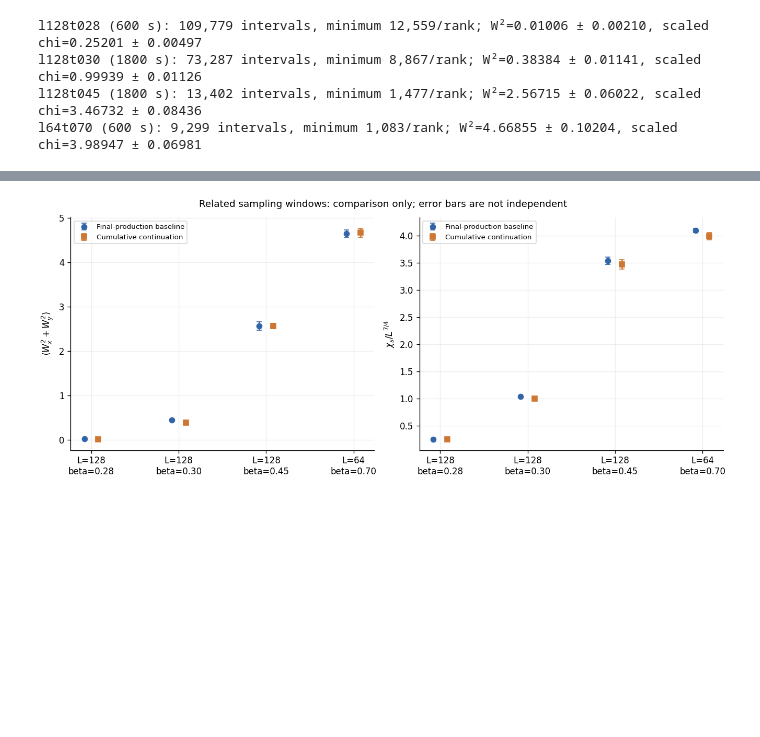
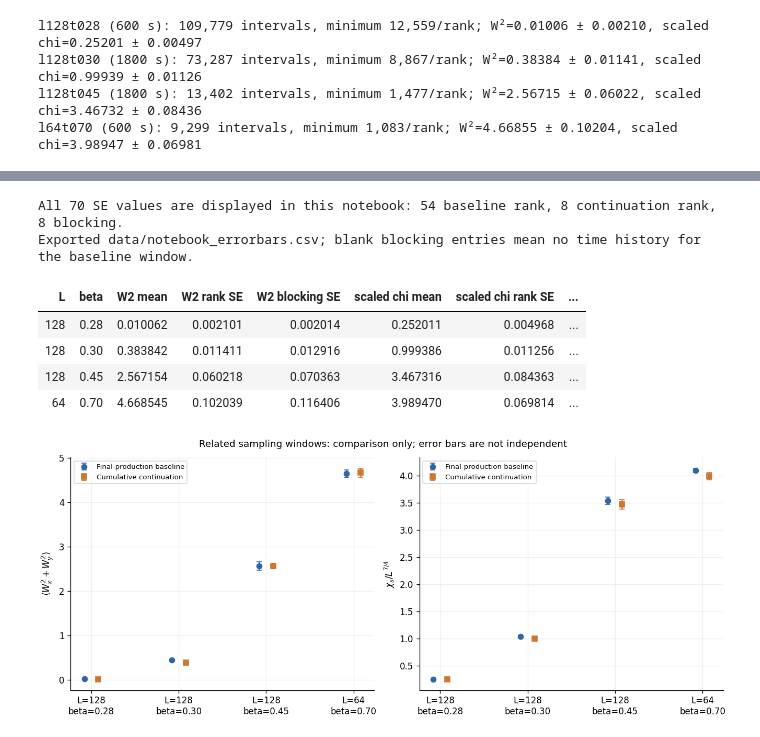
Before and after one commit to yck23/worm, a Jupyter notebook: results/response_measurements/response_measurements.ipynb, the cells around one changed output, grey strips where cells are left out. Saved outputs shown, nothing was run; the diff lists cells and outputs as text; code cells hidden in the pictures; blank space fills up the shorter version.

```diff
--- a/results/response_measurements/response_measurements.ipynb
+++ b/results/response_measurements/response_measurements.ipynb
@@ -205,3 +240,54 @@ l64t070 (600 s): 9,299 intervals, minimum 1,083/rank; W²=4.66855 ± 0.10204, sc
+# %%
+with (folder / 'analysis/summary.csv').open(newline='') as stream:
+    diagnostics = list(csv.DictReader(stream))
+headers = ['L', 'beta', 'W2 mean', 'W2 rank SE', 'W2 blocking SE',
+           'scaled chi mean', 'scaled chi rank SE', 'scaled chi blocking SE', 'block intervals']
+body = []
+errorbar_rows = []
+for point in baseline:
+    errorbar_rows.append({'dataset': 'final_prod03', 'L': int(point['L']),
+        'beta': float(point['beta']), 'T': float(point['T']),
+        'W2': float(point['W2']), 'W2_rank_se': float(point['W2_se']), 'W2_blocking_se': None,
+        'chi_scaled': float(point['chi_scaled']), 'chi_scaled_rank_se': float(point['chi_scaled_se']),
+        'chi_scaled_blocking_se': None, 'blocking_intervals': None})
+for p in pilots:
+    levels = [v for v in pilot_curves if v['point'] == p['point']
+              and v['total_blocks'] >= 50 and v['min_blocks'] >= 4][-3:]
+    assert len(levels) == 3
+    level_errors = np.array([v['se'] for v in levels])
+    assert np.all(level_errors.max(axis=0) / level_errors.min(axis=0) <= 1.25)
+    p['blocking_se'] = level_errors.max(axis=0)
+    p['blocking_intervals'] = levels[-1]['block']
+    recorded = next(r for r in diagnostics if int(r['L']) == p['L'] and float(r['beta']) == p['beta'])
+    assert int(recorded['plateau_block_intervals']) == p['blocking_intervals']
+    assert np.allclose(p['blocking_se'], [float(recorded['W2sum_blocking_se']),
+                                         float(recorded['scaled_chi_blocking_se'])])
+    fields = [str(p['L']), f"{p['beta']:.2f}",
+              f"{p['mean'][0]:.6f}", f"{p['se'][0]:.6f}", f"{p['blocking_se'][0]:.6f}",
+              f"{p['mean'][1]:.6f}", f"{p['se'][1]:.6f}", f"{p['blocking_se'][1]:.6f}",
+              str(p['blocking_intervals'])]
+    body.append('<tr>' + ''.join('<td>' + html.escape(v) + '</td>' for v in fields) + '</tr>')
+    errorbar_rows.append({'dataset': 'cumulative_continuation', 'L': p['L'], 'beta': p['beta'],
+        'T': 1 / p['beta'], 'W2': p['mean'][0], 'W2_rank_se': p['se'][0],
+        'W2_blocking_se': p['blocking_se'][0], 'chi_scaled': p['mean'][1],
+        'chi_scaled_rank_se': p['se'][1], 'chi_scaled_blocking_se': p['blocking_se'][1],
+        'blocking_intervals': p['blocking_intervals']})
+display(HTML('<table><thead><tr>' + ''.join('<th>' + h + '</th>' for h in headers)
+             + '</tr></thead><tbody>' + ''.join(body) + '</tbody></table>'))
+with (folder / 'data/notebook_errorbars.csv').open('w', newline='') as stream:
+    writer = csv.DictWriter(stream, fieldnames=list(errorbar_rows[0]))
+    writer.writeheader()
+    writer.writerows(errorbar_rows)
+print('All 70 SE values are displayed in this notebook: 54 baseline rank, 8 continuation rank, 8 blocking.')
+print('Exported data/notebook_errorbars.csv; blank blocking entries mean no time history for the baseline window.')
+# %% [output]
+All 70 SE values are displayed in this notebook: 54 baseline rank, 8 continuation rank, 8 blocking.
+Exported data/notebook_errorbars.csv; blank blocking entries mean no time history for the baseline window.
+| L | beta | W2 mean | W2 rank SE | W2 blocking SE | scaled chi mean | scaled chi rank SE | ... |
+| 128 | 0.28 | 0.010062 | 0.002101 | 0.002014 | 0.252011 | 0.004968 | ... |
+| 128 | 0.30 | 0.383842 | 0.011411 | 0.012916 | 0.999386 | 0.011256 | ... |
+| 128 | 0.45 | 2.567154 | 0.060218 | 0.070363 | 3.467316 | 0.084363 | ... |
+| 64 | 0.70 | 4.668545 | 0.102039 | 0.116406 | 3.989470 | 0.069814 | ... |
 # %%
 fig, axes = plt.subplots(1, 2, figsize=(11, 4.5), constrained_layout=True)
 x = np.arange(len(pilots))
```
Also changed, not shown: parts of 7 cells of this notebook, 7 other files.
